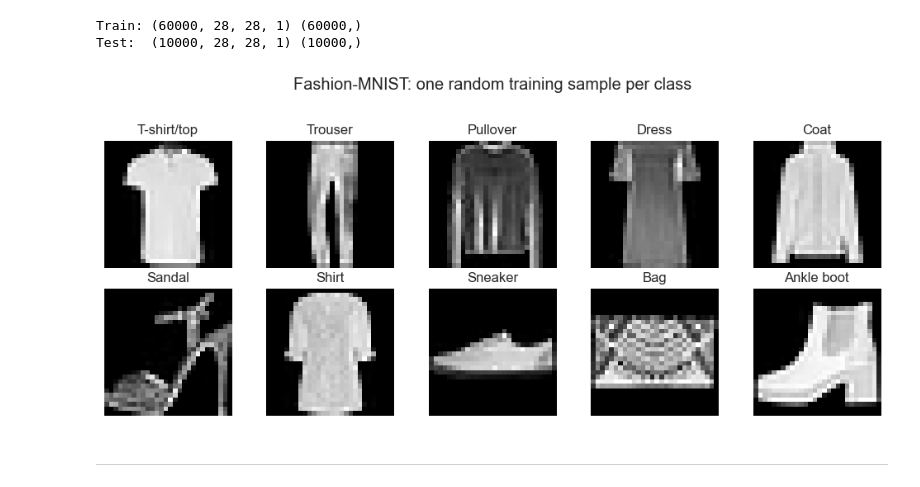
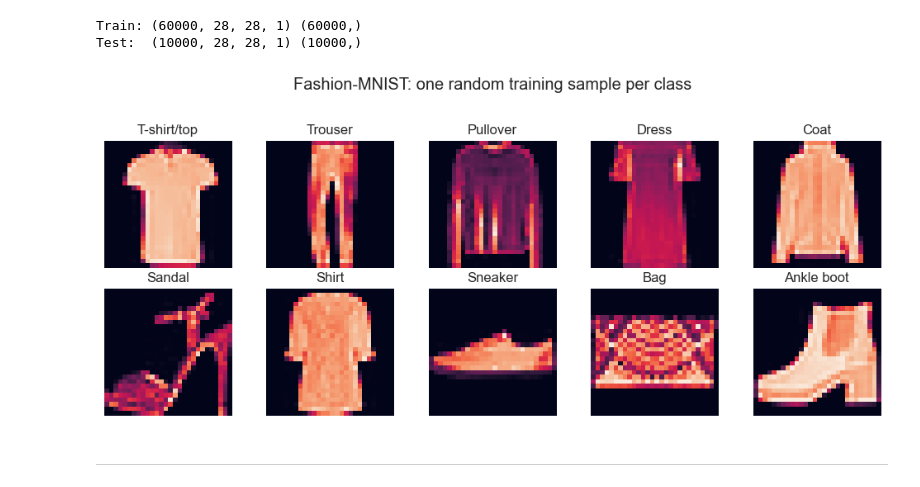
Before and after one commit to JacopoCaldana/FASHION-MNIST_VAE, a Jupyter notebook: 4_3.ipynb, the cells around one changed output. Drawn from its saved outputs; the diff is of its cells as text; code cells hidden in the pictures.

```diff
--- a/4_3.ipynb
+++ b/4_3.ipynb
@@ -156,24 +156,24 @@ Test:  (10000, 28, 28, 1) (10000,)
 # %%
 # Plot one random sample per class from the (possibly reduced) training set
 rng = np.random.default_rng(SEED)
 fig, axes = plt.subplots(2, 5, figsize=(10, 4.2))
 picked_indices = []
 
 for c in range(10):
     indices = np.where(y_train == c)[0]
     idx = rng.choice(indices)
     picked_indices.append(idx)
 
 for ax, idx, c in zip(axes.ravel(), picked_indices, range(10)):
-    ax.imshow(x_train[idx].squeeze(), cmap="gray", vmin=0, vmax=1)
+    ax.imshow(x_train[idx].squeeze(), vmin=0, vmax=1)
     ax.set_title(class_names[c])
     ax.axis("off")
 
 fig.suptitle("Fashion-MNIST: one random training sample per class", y=1.02)
 plt.tight_layout()
 plt.show()
 # %% [output]
-[figure, old version]
+[figure, new version]
 # %% [markdown]
 ---
 # %% [markdown]
```
Also changed, not shown: parts of 14 cells of this notebook.
